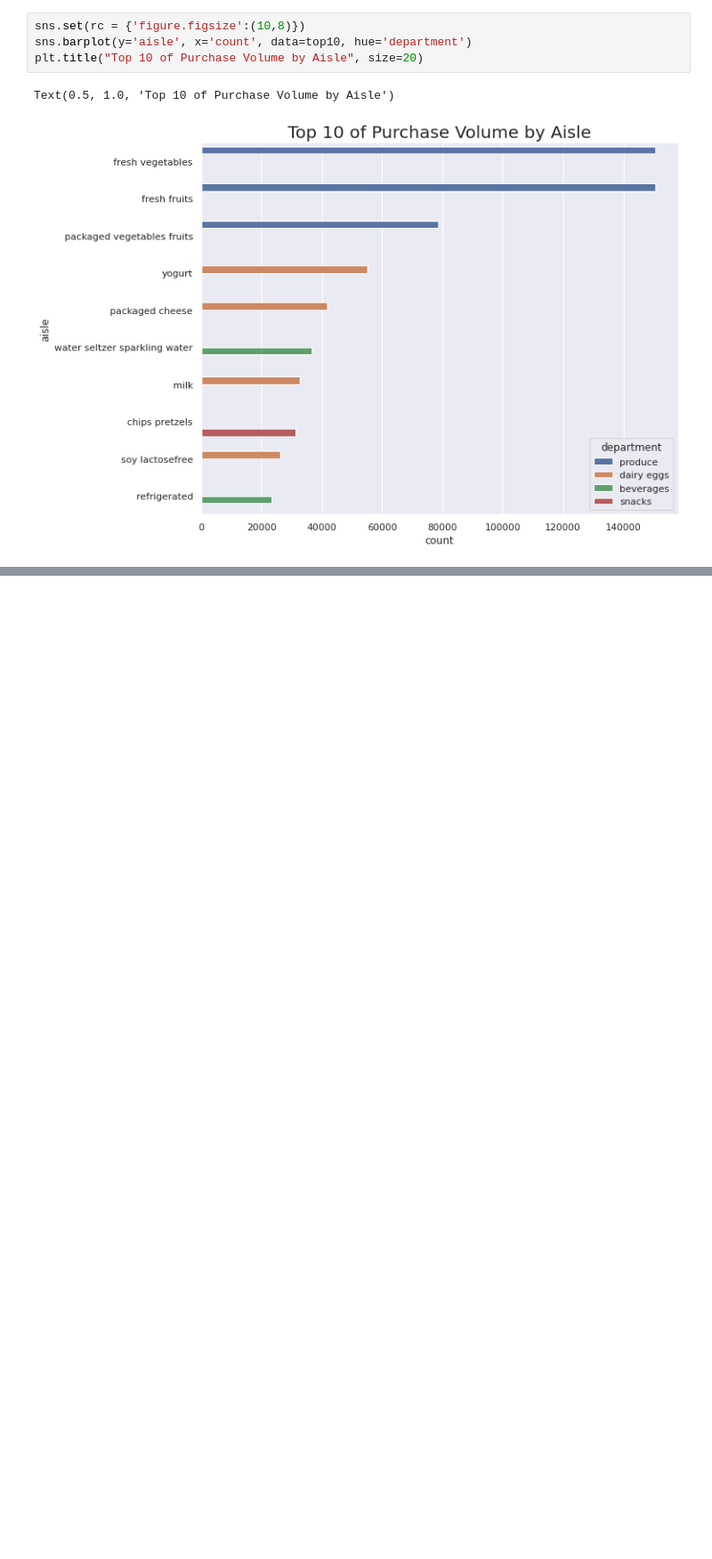
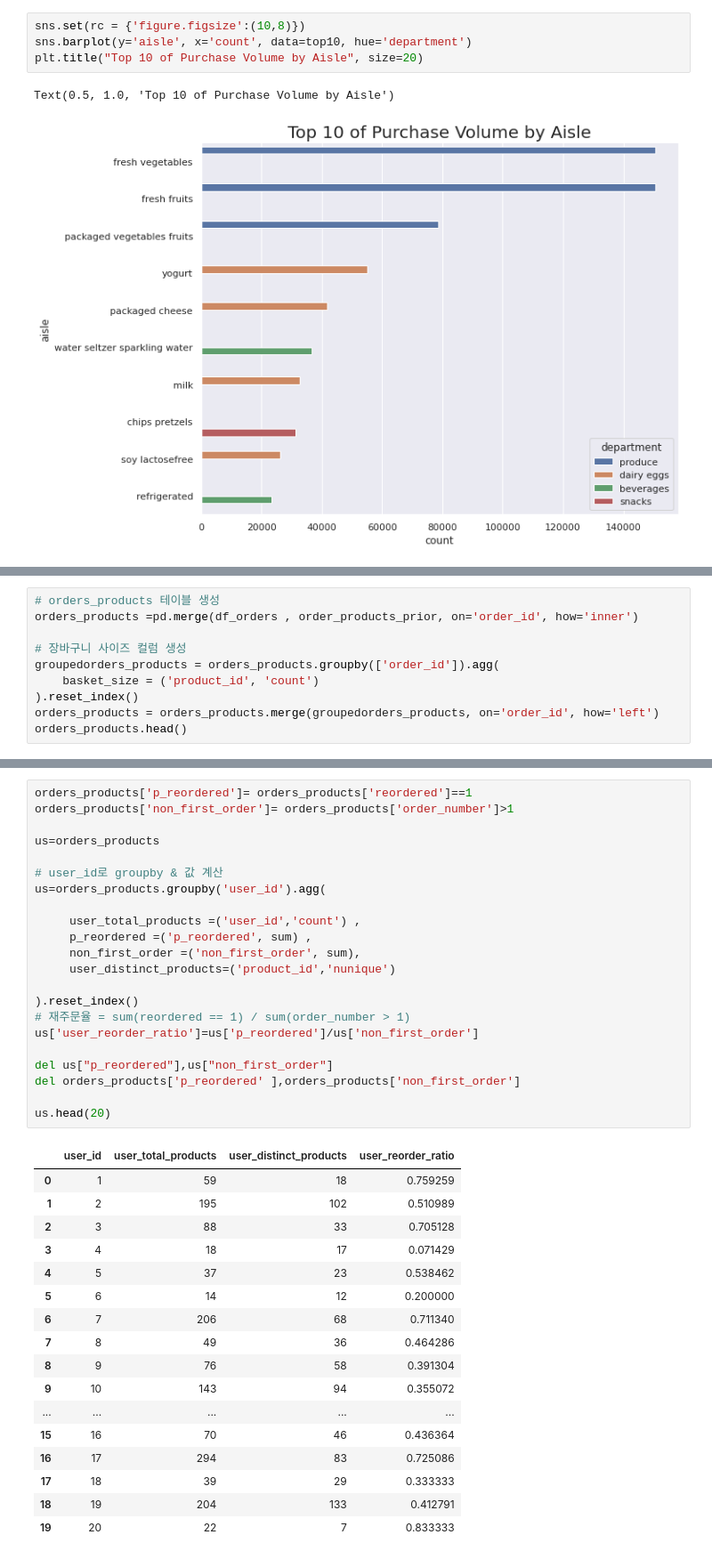
Before and after one commit to Sophia-Kang1/cp1, a Jupyter notebook: cp1.ipynb, the cells around one changed output, grey strips where cells are left out. Shown at 89% size. Saved outputs shown, nothing was run; the diff lists cells and outputs as text; blank space fills up the shorter version.

```diff
--- a/cp1.ipynb
+++ b/cp1.ipynb
@@ -405,0 +453,10 @@ Text(0.5, 1.0, 'Top 10 of Purchase Volume by Aisle')
+# %%
+# orders_products 테이블 생성
+orders_products =pd.merge(df_orders , order_products_prior, on='order_id', how='inner')
+
+# 장바구니 사이즈 컬럼 생성
+groupedorders_products = orders_products.groupby(['order_id']).agg(
+    basket_size = ('product_id', 'count')
+).reset_index()
+orders_products = orders_products.merge(groupedorders_products, on='order_id', how='left')
+orders_products.head()
@@ -405,0 +470,40 @@ Text(0.5, 1.0, 'Top 10 of Purchase Volume by Aisle')
+# %%
+orders_products['p_reordered']= orders_products['reordered']==1
+orders_products['non_first_order']= orders_products['order_number']>1
+
+us=orders_products
+
+# user_id로 groupby & 값 계산
+us=orders_products.groupby('user_id').agg(
+
+     user_total_products =('user_id','count') ,
+     p_reordered =('p_reordered', sum) ,
+     non_first_order =('non_first_order', sum),
+     user_distinct_products=('product_id','nunique')
+
+).reset_index()
+# 재주문율 = sum(reordered == 1) / sum(order_number > 1)
+us['user_reorder_ratio']=us['p_reordered']/us['non_first_order']
+
+del us["p_reordered"],us["non_first_order"]
+del orders_products['p_reordered' ],orders_products['non_first_order']
+
+us.head(20)
+# %% [output]
+|  | user_id | user_total_products | user_distinct_products | user_reorder_ratio |
+| 0 | 1 | 59 | 18 | 0.759259 |
+| 1 | 2 | 195 | 102 | 0.510989 |
+| 2 | 3 | 88 | 33 | 0.705128 |
+| 3 | 4 | 18 | 17 | 0.071429 |
+| 4 | 5 | 37 | 23 | 0.538462 |
+| 5 | 6 | 14 | 12 | 0.200000 |
+| 6 | 7 | 206 | 68 | 0.711340 |
+| 7 | 8 | 49 | 36 | 0.464286 |
+| 8 | 9 | 76 | 58 | 0.391304 |
+| 9 | 10 | 143 | 94 | 0.355072 |
+| ... | ... | ... | ... | ... |
+| 15 | 16 | 70 | 46 | 0.436364 |
+| 16 | 17 | 294 | 83 | 0.725086 |
+| 17 | 18 | 39 | 29 | 0.333333 |
+| 18 | 19 | 204 | 133 | 0.412791 |
+| 19 | 20 | 22 | 7 | 0.833333 |
```
Also changed, not shown: parts of 10 cells of this notebook.
